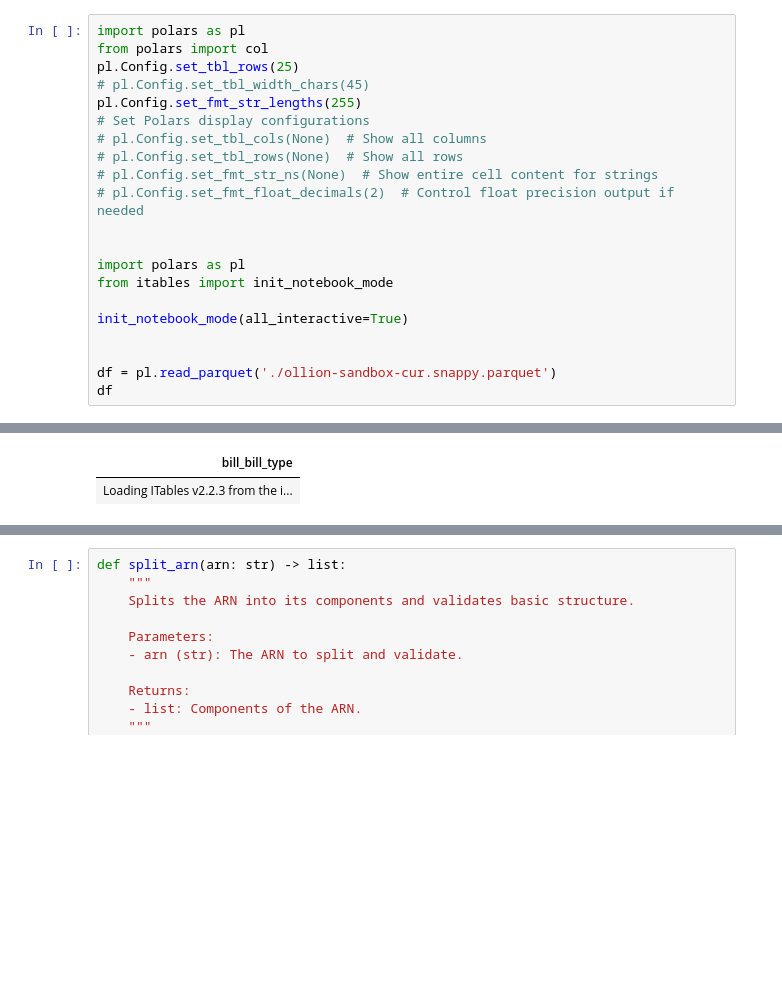
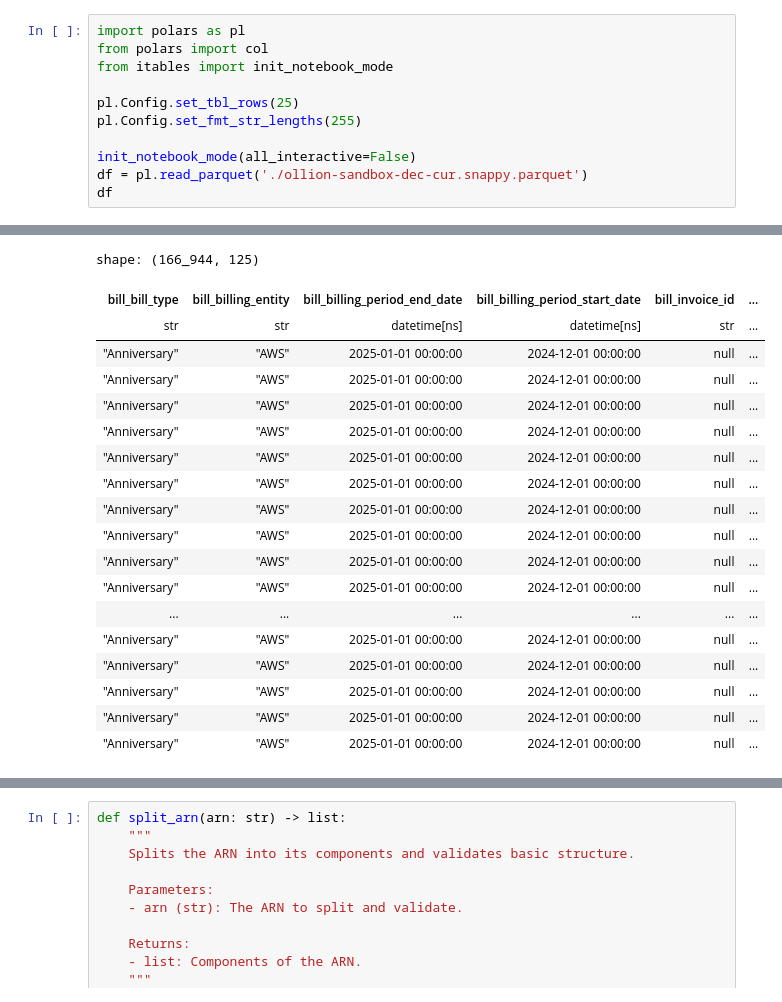
Before and after one commit to MohamadSoufanOllion/cur-notebook, a Jupyter notebook: cur-notebook.ipynb, the cells around one changed output, grey strips where cells are left out. Saved outputs shown, nothing was run; the diff lists cells and outputs as text; blank space fills up the shorter version.

```diff
--- a/cur-notebook.ipynb
+++ b/cur-notebook.ipynb
@@ -26,25 +19,32 @@ identity
 # %%
 import polars as pl
 from polars import col
-pl.Config.set_tbl_rows(25)
-# pl.Config.set_tbl_width_chars(45)
-pl.Config.set_fmt_str_lengths(255)
-# Set Polars display configurations
-# pl.Config.set_tbl_cols(None)  # Show all columns
-# pl.Config.set_tbl_rows(None)  # Show all rows
-# pl.Config.set_fmt_str_ns(None)  # Show entire cell content for strings
-# pl.Config.set_fmt_float_decimals(2)  # Control float precision output if needed
-
-
-import polars as pl
 from itables import init_notebook_mode
 
-init_notebook_mode(all_interactive=True)
+pl.Config.set_tbl_rows(25)
+pl.Config.set_fmt_str_lengths(255)
 
-
-df = pl.read_parquet('./ollion-sandbox-cur.snappy.parquet')
+init_notebook_mode(all_interactive=False)
+df = pl.read_parquet('./ollion-sandbox-dec-cur.snappy.parquet')
 df
 # %% [output]
 [interactive output not drawn]
+shape: (166_944, 125)
-| bill_bill_type |
-| Loading ITables v2.2.3 from the i... |
+| bill_bill_type | bill_billing_entity | bill_billing_period_end_date | bill_billing_period_start_date | bill_invoice_id | ... |
+| str | str | datetime[ns] | datetime[ns] | str | ... |
+| "Anniversary" | "AWS" | 2025-01-01 00:00:00 | 2024-12-01 00:00:00 | null | ... |
+| "Anniversary" | "AWS" | 2025-01-01 00:00:00 | 2024-12-01 00:00:00 | null | ... |
+| "Anniversary" | "AWS" | 2025-01-01 00:00:00 | 2024-12-01 00:00:00 | null | ... |
+| "Anniversary" | "AWS" | 2025-01-01 00:00:00 | 2024-12-01 00:00:00 | null | ... |
+| "Anniversary" | "AWS" | 2025-01-01 00:00:00 | 2024-12-01 00:00:00 | null | ... |
+| "Anniversary" | "AWS" | 2025-01-01 00:00:00 | 2024-12-01 00:00:00 | null | ... |
+| "Anniversary" | "AWS" | 2025-01-01 00:00:00 | 2024-12-01 00:00:00 | null | ... |
+| "Anniversary" | "AWS" | 2025-01-01 00:00:00 | 2024-12-01 00:00:00 | null | ... |
+| "Anniversary" | "AWS" | 2025-01-01 00:00:00 | 2024-12-01 00:00:00 | null | ... |
+| "Anniversary" | "AWS" | 2025-01-01 00:00:00 | 2024-12-01 00:00:00 | null | ... |
+| ... | ... | ... | ... | ... | ... |
+| "Anniversary" | "AWS" | 2025-01-01 00:00:00 | 2024-12-01 00:00:00 | null | ... |
+| "Anniversary" | "AWS" | 2025-01-01 00:00:00 | 2024-12-01 00:00:00 | null | ... |
+| "Anniversary" | "AWS" | 2025-01-01 00:00:00 | 2024-12-01 00:00:00 | null | ... |
+| "Anniversary" | "AWS" | 2025-01-01 00:00:00 | 2024-12-01 00:00:00 | null | ... |
+| "Anniversary" | "AWS" | 2025-01-01 00:00:00 | 2024-12-01 00:00:00 | null | ... |
```
Also changed, not shown: parts of 21 cells of this notebook, 10 other files.
